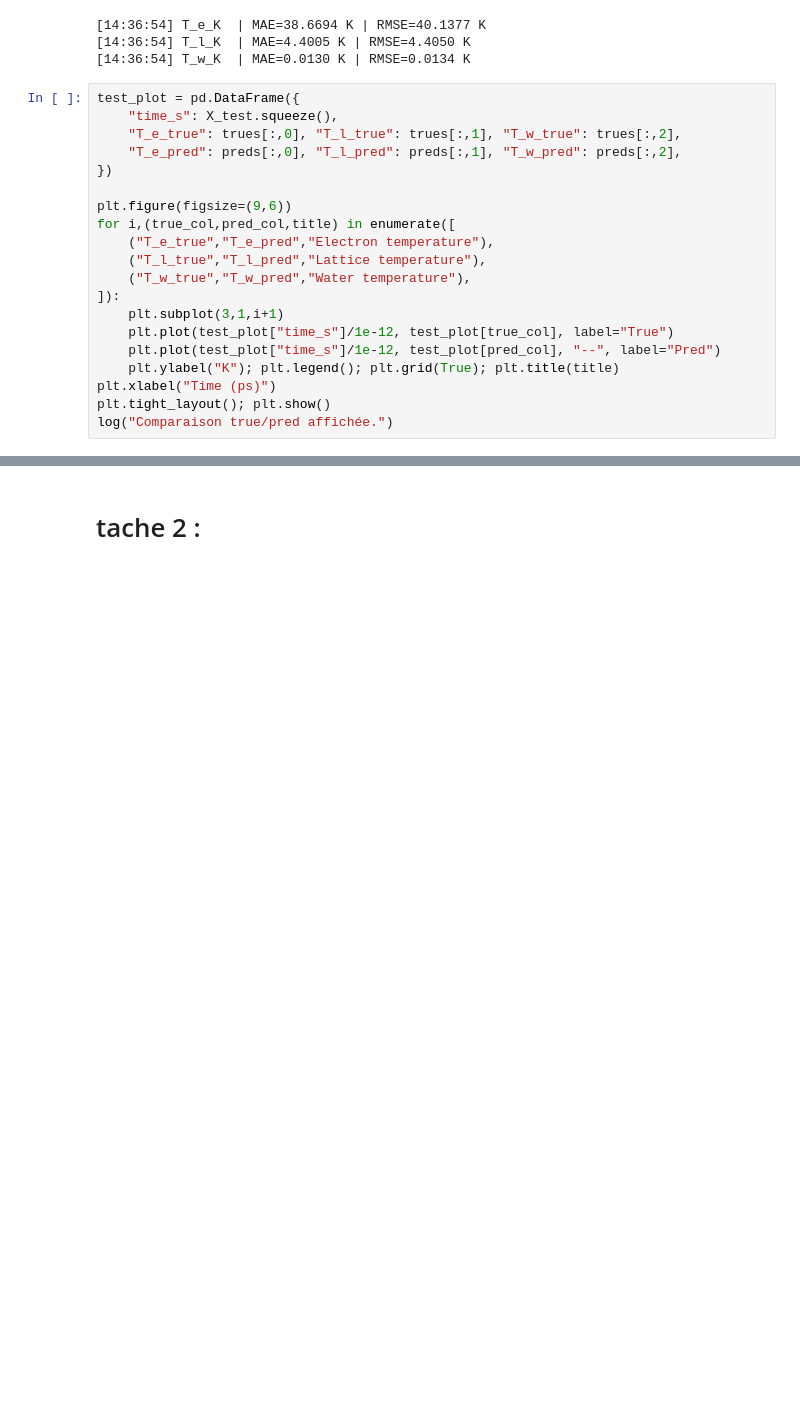
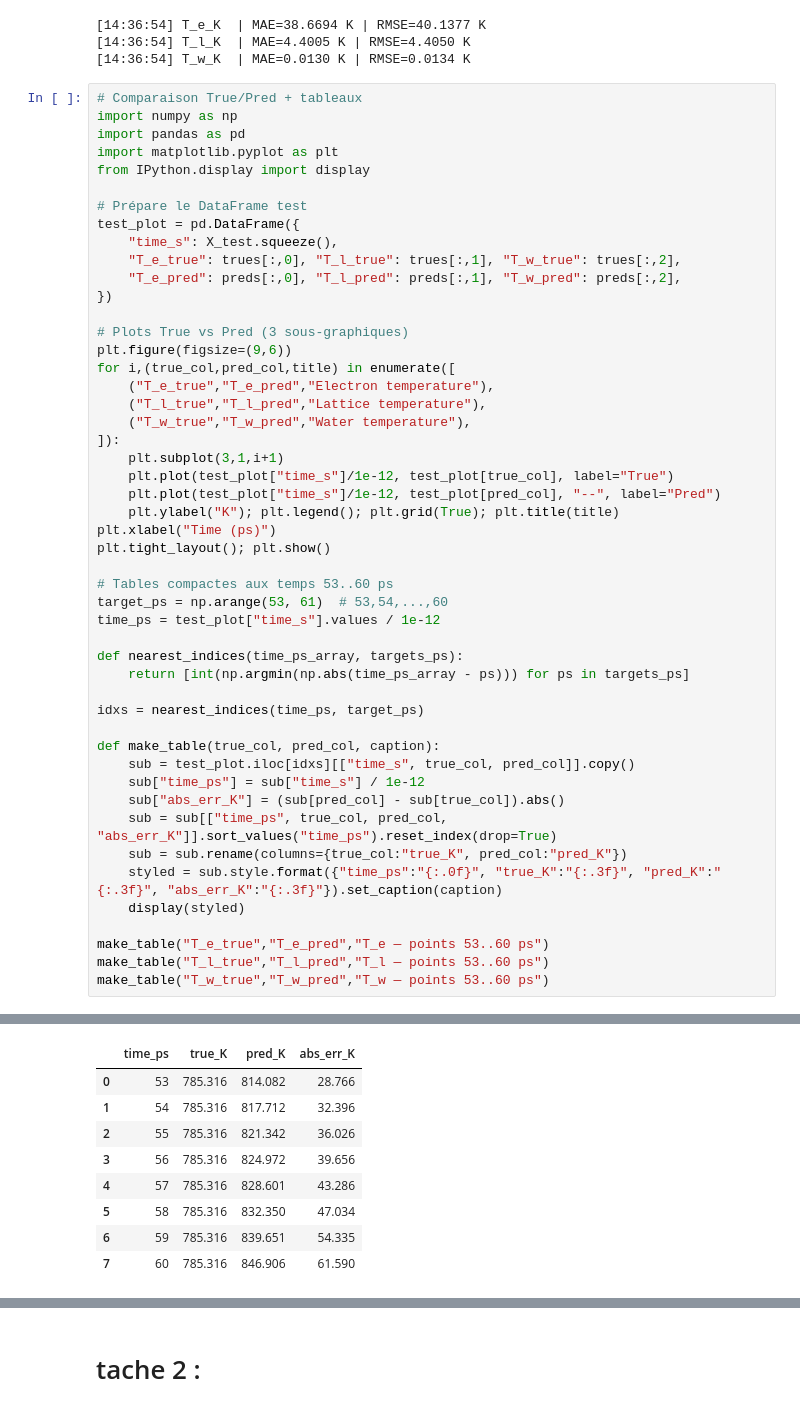
Before and after one commit to hassane-37/DeepLaser, a Jupyter notebook: deeplaser.ipynb, the cells around one changed output, grey strips where cells are left out. Saved outputs shown, nothing was run; the diff lists cells and outputs as text; blank space fills up the shorter version.

```diff
--- a/deeplaser.ipynb
+++ b/deeplaser.ipynb
@@ -294,12 +294,20 @@ for i, name in enumerate(["T_e_K","T_l_K","T_w_K"]):
 [14:36:54] T_l_K  | MAE=4.4005 K | RMSE=4.4050 K
 [14:36:54] T_w_K  | MAE=0.0130 K | RMSE=0.0134 K
 # %%
+# Comparaison True/Pred + tableaux
+import numpy as np
+import pandas as pd
+import matplotlib.pyplot as plt
+from IPython.display import display
+
+# Prépare le DataFrame test
 test_plot = pd.DataFrame({
     "time_s": X_test.squeeze(),
     "T_e_true": trues[:,0], "T_l_true": trues[:,1], "T_w_true": trues[:,2],
     "T_e_pred": preds[:,0], "T_l_pred": preds[:,1], "T_w_pred": preds[:,2],
 })
 
+# Plots True vs Pred (3 sous-graphiques)
 plt.figure(figsize=(9,6))
 for i,(true_col,pred_col,title) in enumerate([
     ("T_e_true","T_e_pred","Electron temperature"),
@@ -312,6 +320,27 @@ for i,(true_col,pred_col,title) in enumerate([
     plt.ylabel("K"); plt.legend(); plt.grid(True); plt.title(title)
 plt.xlabel("Time (ps)")
 plt.tight_layout(); plt.show()
-log("Comparaison true/pred affichée.")
+
+# Tables compactes aux temps 53..60 ps
+target_ps = np.arange(53, 61)  # 53,54,...,60
+time_ps = test_plot["time_s"].values / 1e-12
+
+def nearest_indices(time_ps_array, targets_ps):
+    return [int(np.argmin(np.abs(time_ps_array - ps))) for ps in targets_ps]
+
+idxs = nearest_indices(time_ps, target_ps)
+
+def make_table(true_col, pred_col, caption):
+    sub = test_plot.iloc[idxs][["time_s", true_col, pred_col]].copy()
+    sub["time_ps"] = sub["time_s"] / 1e-12
+    sub["abs_err_K"] = (sub[pred_col] - sub[true_col]).abs()
+    sub = sub[["time_ps", true_col, pred_col, "abs_err_K"]].sort_values("time_ps").reset_index(drop=True)
+    sub = sub.rename(columns={true_col:"true_K", pred_col:"pred_K"})
+    styled = sub.style.format({"time_ps":"{:.0f}", "true_K":"{:.3f}", "pred_K":"{:.3f}", "abs_err_K":"{:.3f}"}).set_caption(caption)
+    display(styled)
+
+make_table("T_e_true","T_e_pred","T_e — points 53..60 ps")
+make_table("T_l_true","T_l_pred","T_l — points 53..60 ps")
+make_table("T_w_true","T_w_pred","T_w — points 53..60 ps")
 # %% [output]
 [figure]
@@ -318,0 +348,9 @@ log("Comparaison true/pred affichée.")
+|  | time_ps | true_K | pred_K | abs_err_K |
+| 0 | 53 | 785.316 | 814.082 | 28.766 |
+| 1 | 54 | 785.316 | 817.712 | 32.396 |
+| 2 | 55 | 785.316 | 821.342 | 36.026 |
+| 3 | 56 | 785.316 | 824.972 | 39.656 |
+| 4 | 57 | 785.316 | 828.601 | 43.286 |
+| 5 | 58 | 785.316 | 832.350 | 47.034 |
+| 6 | 59 | 785.316 | 839.651 | 54.335 |
+| 7 | 60 | 785.316 | 846.906 | 61.590 |
```
Also changed, not shown: parts of 6 cells of this notebook.
